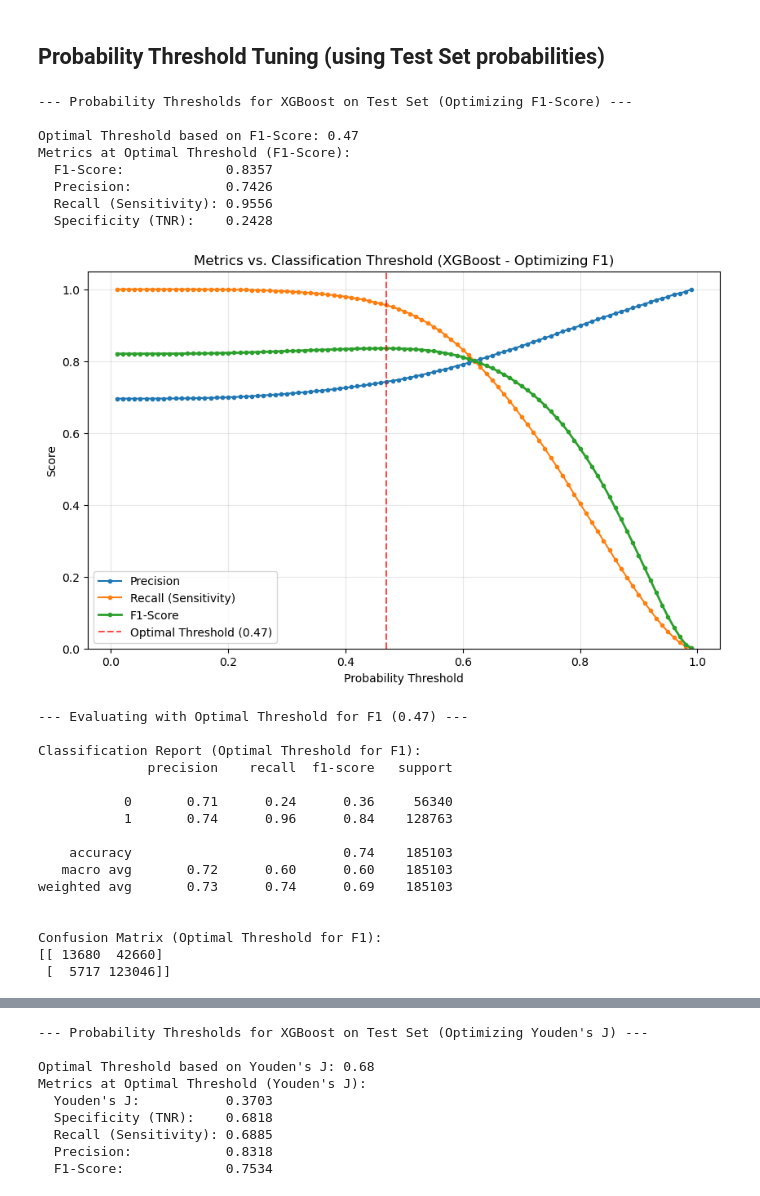
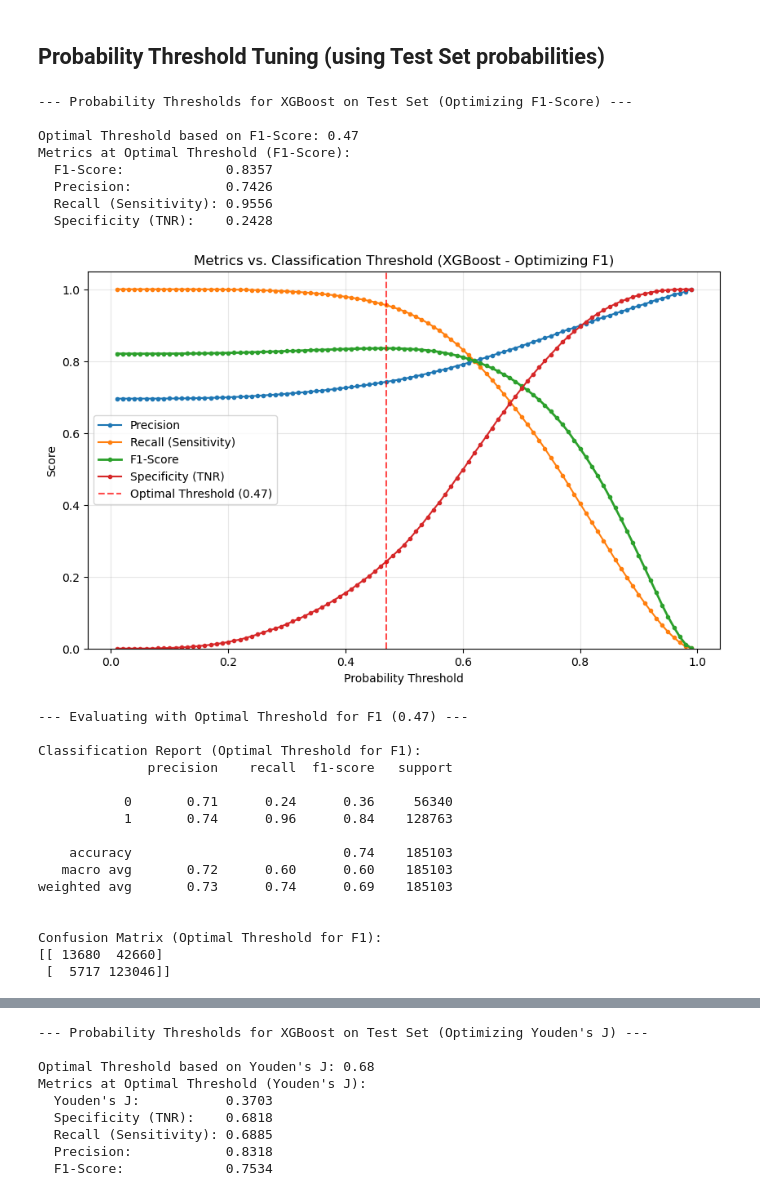
Before and after one commit to pazare/super-ml-project, a Jupyter notebook: ML_Final.ipynb, the cells around one changed output, grey strips where cells are left out. Drawn from its saved outputs; the diff is of its cells as text; code cells hidden in the pictures.

```diff
--- a/ML_Final.ipynb
+++ b/ML_Final.ipynb
@@ -1153,16 +1154,14 @@ Final Test Set ROC AUC for XGBoost: 0.7572
 # %%
 print(f"\n--- Probability Thresholds for {best_model_name_from_cv} on Test Set (Optimizing F1-Score) ---")
 
-thresholds = np.arange(0.01, 1.0, 0.01) # Evaluate from 0.01 to 0.99
+thresholds = np.arange(0.01, 1.0, 0.01)
 
 threshold_metrics = []
 for thresh in thresholds:
     y_pred_thresh = (y_proba_final >= thresh).astype(int)
 
-    # Calculate confusion matrix components
     tn, fp, fn, tp = confusion_matrix(y_test, y_pred_thresh, labels=[0, 1]).ravel()
 
-    # Calculate metrics, handling potential division by zero
     precision = tp / (tp + fp) if (tp + fp) > 0 else 0
     recall = tp / (tp + fn) if (tp + fn) > 0 else 0 # Sensitivity
     specificity = tn / (tn + fp) if (tn + fp) > 0 else 0 # TNR
@@ -1179,7 +1178,6 @@ for thresh in thresholds:
 
 threshold_df = pd.DataFrame(threshold_metrics)
 
-# Find optimal threshold based on F1-score
 optimal_idx_f1 = threshold_df['F1'].idxmax()
 optimal_threshold_f1 = threshold_df.loc[optimal_idx_f1, 'Threshold']
 optimal_metrics_f1 = threshold_df.loc[optimal_idx_f1]
@@ -1192,12 +1190,11 @@ print(f"  Recall (Sensitivity): {optimal_metrics_f1['Recall (Sensitivity)']:.4f}
 print(f"  Specificity (TNR):    {optimal_metrics_f1['Specificity (TNR)']:.4f}")
 
 
-# Plot Precision, Recall, F1 vs. Threshold
 plt.figure(figsize=(10, 6))
 plt.plot(threshold_df['Threshold'], threshold_df['Precision'], label='Precision', marker='.')
 plt.plot(threshold_df['Threshold'], threshold_df['Recall (Sensitivity)'], label='Recall (Sensitivity)', marker='.')
 plt.plot(threshold_df['Threshold'], threshold_df['F1'], label='F1-Score', marker='.', lw=2)
-# plt.plot(threshold_df['Threshold'], threshold_df['Specificity (TNR)'], label='Specificity (TNR)', marker='.') # Optional
+plt.plot(threshold_df['Threshold'], threshold_df['Specificity (TNR)'], label='Specificity (TNR)', marker='.')
 
 plt.axvline(x=optimal_threshold_f1, color='r', linestyle='--', alpha=0.7, label=f'Optimal Threshold ({optimal_threshold_f1:.2f})')
 
@@ -1207,35 +1204,34 @@ plt.ylabel('Score')
 plt.legend()
 plt.grid(True, alpha=0.3)
 plt.ylim([0.0, 1.05])
 plt.show()
 
-# Evaluate with the optimal threshold for F1-Score
 print(f"\n--- Evaluating with Optimal Threshold for F1 ({optimal_threshold_f1:.2f}) ---")
 y_pred_optimal_final_f1 = (y_proba_final >= optimal_threshold_f1).astype(int)
 print("\nClassification Report (Optimal Threshold for F1):")
 print(classification_report(y_test, y_pred_optimal_final_f1, zero_division=0))
 print("\nConfusion Matrix (Optimal Threshold for F1):")
 cm_optimal_f1 = confusion_matrix(y_test, y_pred_optimal_final_f1)
 print(cm_optimal_f1)
 
 class_names = ['Not Funded (0)', 'Funded (1)']
 plt.figure(figsize=(6, 5))
 sns.heatmap(cm_optimal_f1, annot=True, fmt='d', cmap='Blues',
                 xticklabels=class_names, yticklabels=class_names)
 plt.xlabel('Predicted Label')
 plt.ylabel('True Label')
 plt.title(f'Final Confusion Matrix (Optimizing F1)')
 plt.show()
 # %% [output]
 --- Probability Thresholds for XGBoost on Test Set (Optimizing F1-Score) ---
 
 Optimal Threshold based on F1-Score: 0.47
 Metrics at Optimal Threshold (F1-Score):
   F1-Score:             0.8357
   Precision:            0.7426
   Recall (Sensitivity): 0.9556
   Specificity (TNR):    0.2428
-[figure, old version]
+[figure, new version]
 --- Evaluating with Optimal Threshold for F1 (0.47) ---
 
 Classification Report (Optimal Threshold for F1):
```
Also changed, not shown: parts of 3 cells of this notebook.
